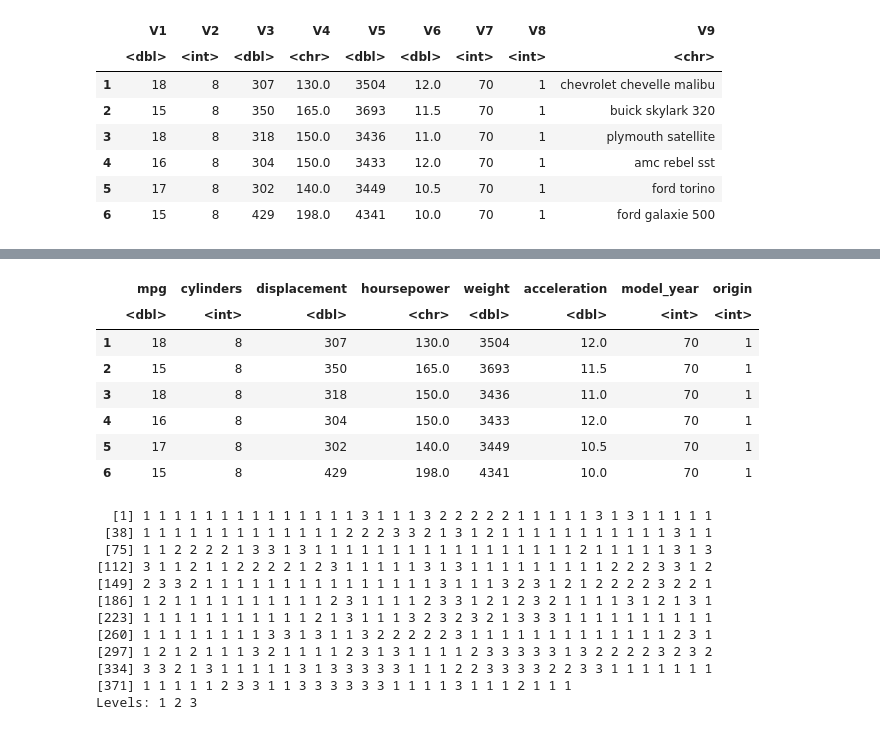
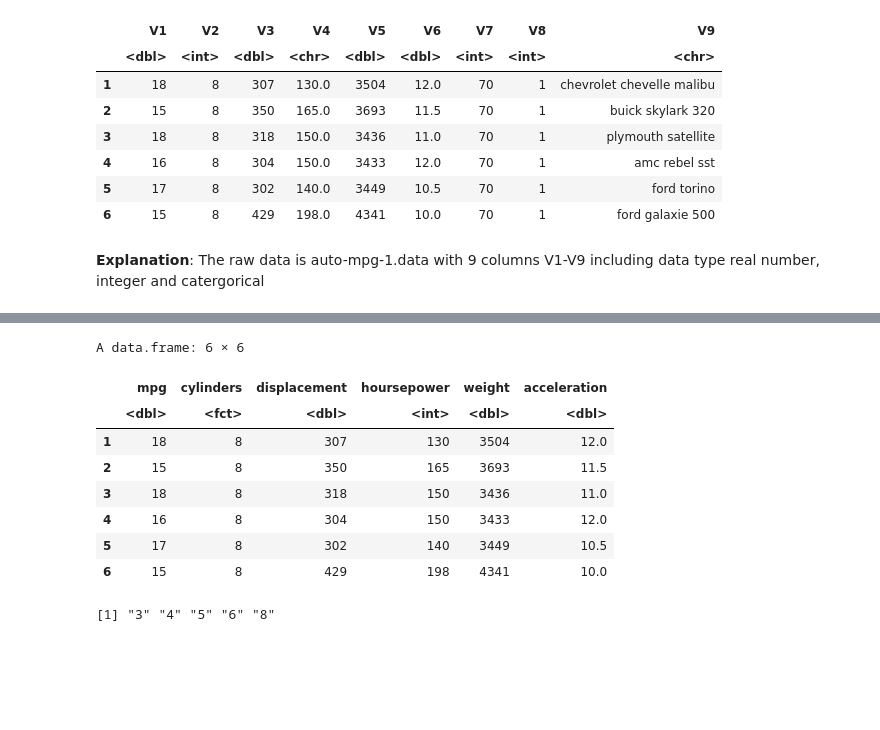
Before and after one commit to Jingfei-li/stat301-project, a Jupyter notebook: project_proposal.ipynb, the cells around one changed output, grey strips where cells are left out. Cells and saved outputs as stored; diff of their text form; code cells hidden in the pictures; blank space fills up the shorter version.

Commit message:
data wrangling

```diff
--- a/project_proposal.ipynb
+++ b/project_proposal.ipynb
@@ -24,5 +42,5 @@ library(tidymodels)
 # %%
-mpg_data <- read.delim("auto-mpg.data",  header = FALSE, sep= "")
+mpg_data <- read.delim("auto-mpg-1.data",  header = FALSE, sep= "")
 head(mpg_data)
 # %% [output]
 A data.frame: 6 × 9
@@ -34,10 +52,20 @@ A data.frame: 6 × 9
 | 4 | 16 | 8 | 304 | 150.0 | 3433 | 12.0 | 70 | 1 | amc rebel sst |
 | 5 | 17 | 8 | 302 | 140.0 | 3449 | 10.5 | 70 | 1 | ford torino |
 | 6 | 15 | 8 | 429 | 198.0 | 4341 | 10.0 | 70 | 1 | ford galaxie 500 |
+# %% [markdown]
+**Explanation**: The raw data is auto-mpg-1.data with 9 columns V1-V9 including data type real number, integer and catergorical
 # %%
 mpg_data_2 <- mpg_data %>% mutate(mpg = V1, cylinders = V2, displacement =V3, hoursepower = V4,
                     weight = V5, acceleration = V6, model_year = V7, origin = V8)
 
 mpg_data_tidy <- mpg_data_2 %>% select(mpg,cylinders,displacement,hoursepower,weight,acceleration,model_year,origin)
-head(mpg_data_tidy)
+
+mpg_data_tidy$cylinders <- as.factor(mpg_data_tidy$cylinders)
+mpg_data_tidy$hoursepower <- as.integer(mpg_data_tidy$hoursepower)
+
+tidy_data_2 <- mpg_data_tidy %>% select(mpg,cylinders,displacement,hoursepower,weight,acceleration)
+
+tidy_data <- filter(tidy_data_2, !is.na(tidy_data_2$hoursepower))
+head(tidy_data)
+levels(tidy_data$cylinders)
 # %% [output]
@@ -45,23 +74,10 @@ A data.frame: 6 × 8
+A data.frame: 6 × 6
-|  | mpg | cylinders | displacement | hoursepower | weight | acceleration | model_year | origin |
-|  | <dbl> | <int> | <dbl> | <chr> | <dbl> | <dbl> | <int> | <int> |
-| 1 | 18 | 8 | 307 | 130.0 | 3504 | 12.0 | 70 | 1 |
-| 2 | 15 | 8 | 350 | 165.0 | 3693 | 11.5 | 70 | 1 |
-| 3 | 18 | 8 | 318 | 150.0 | 3436 | 11.0 | 70 | 1 |
-| 4 | 16 | 8 | 304 | 150.0 | 3433 | 12.0 | 70 | 1 |
-| 5 | 17 | 8 | 302 | 140.0 | 3449 | 10.5 | 70 | 1 |
-| 6 | 15 | 8 | 429 | 198.0 | 4341 | 10.0 | 70 | 1 |
+|  | mpg | cylinders | displacement | hoursepower | weight | acceleration |
+|  | <dbl> | <fct> | <dbl> | <int> | <dbl> | <dbl> |
+| 1 | 18 | 8 | 307 | 130 | 3504 | 12.0 |
+| 2 | 15 | 8 | 350 | 165 | 3693 | 11.5 |
+| 3 | 18 | 8 | 318 | 150 | 3436 | 11.0 |
+| 4 | 16 | 8 | 304 | 150 | 3433 | 12.0 |
+| 5 | 17 | 8 | 302 | 140 | 3449 | 10.5 |
+| 6 | 15 | 8 | 429 | 198 | 4341 | 10.0 |
+[1] "3" "4" "5" "6" "8"
-# %%
-as.factor(mpg_data_tidy$origin)
-# %% [output]
-  [1] 1 1 1 1 1 1 1 1 1 1 1 1 1 1 3 1 1 1 3 2 2 2 2 2 1 1 1 1 1 3 1 3 1 1 1 1 1
- [38] 1 1 1 1 1 1 1 1 1 1 1 1 1 2 2 2 3 3 2 1 3 1 2 1 1 1 1 1 1 1 1 1 1 1 3 1 1
- [75] 1 1 2 2 2 2 1 3 3 1 3 1 1 1 1 1 1 1 1 1 1 1 1 1 1 1 1 1 2 1 1 1 1 1 3 1 3
-[112] 3 1 1 2 1 1 2 2 2 2 1 2 3 1 1 1 1 1 3 1 3 1 1 1 1 1 1 1 1 1 2 2 2 3 3 1 2
-[149] 2 3 3 2 1 1 1 1 1 1 1 1 1 1 1 1 1 1 1 3 1 1 1 3 2 3 1 2 1 2 2 2 2 3 2 2 1
-[186] 1 2 1 1 1 1 1 1 1 1 1 1 2 3 1 1 1 1 2 3 3 1 2 1 2 3 2 1 1 1 1 3 1 2 1 3 1
-[223] 1 1 1 1 1 1 1 1 1 1 1 2 1 3 1 1 1 3 2 3 2 3 2 1 3 3 3 1 1 1 1 1 1 1 1 1 1
-[260] 1 1 1 1 1 1 1 1 3 3 1 3 1 1 3 2 2 2 2 2 3 1 1 1 1 1 1 1 1 1 1 1 1 1 2 3 1
-[297] 1 2 1 2 1 1 1 3 2 1 1 1 1 2 3 1 3 1 1 1 1 2 3 3 3 3 3 1 3 2 2 2 2 3 2 3 2
-[334] 3 3 2 1 3 1 1 1 1 1 3 1 3 3 3 3 3 1 1 1 2 2 3 3 3 3 2 2 3 3 1 1 1 1 1 1 1
-[371] 1 1 1 1 1 2 3 3 1 1 3 3 3 3 3 3 1 1 1 1 3 1 1 1 2 1 1 1
-Levels: 1 2 3
```
Also changed, not shown: parts of 11 cells of this notebook.
